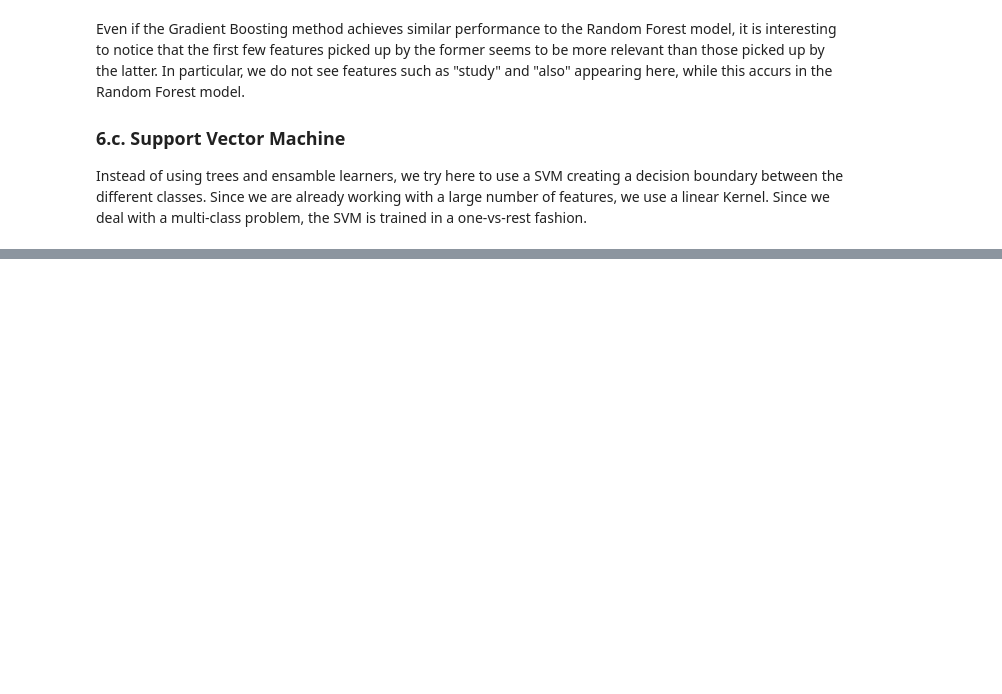
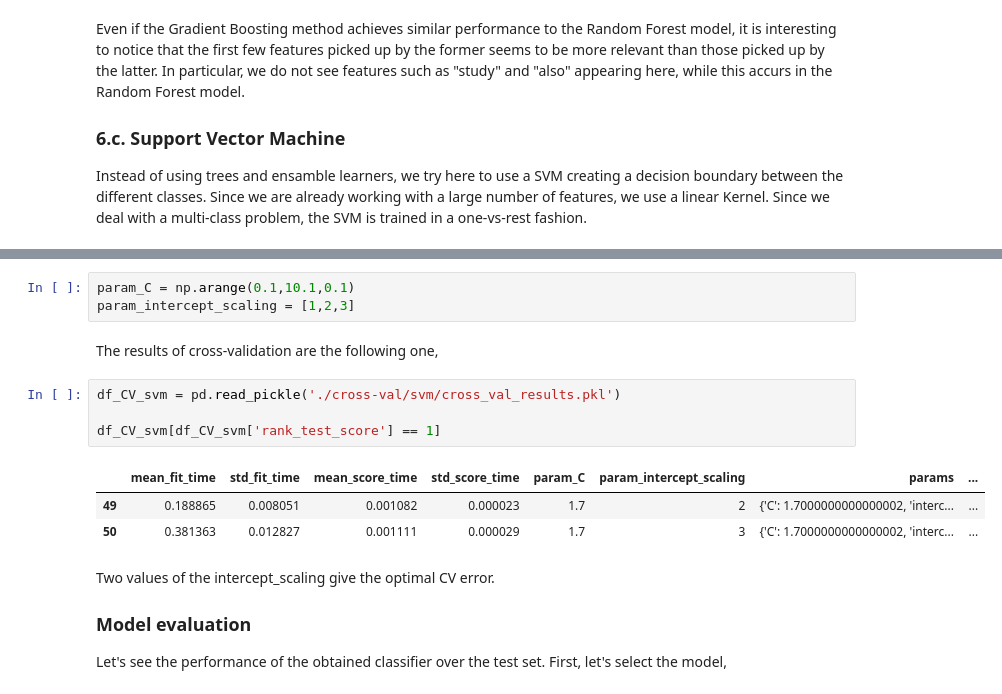
Before and after one commit to carlosparaciari/abstract-classification-supervised, a Jupyter notebook: paper_classification.ipynb, the cells around one changed output, grey strips where cells are left out. Cells and saved outputs as stored; diff of their text form; blank space fills up the shorter version.

```diff
--- a/paper_classification.ipynb
+++ b/paper_classification.ipynb
@@ -993,0 +1016,19 @@ Instead of using trees and ensamble learners, we try here to use a SVM creating
+# %%
+param_C = np.arange(0.1,10.1,0.1)
+param_intercept_scaling = [1,2,3]
+# %% [markdown]
+The results of cross-validation are the following one,
+# %%
+df_CV_svm = pd.read_pickle('./cross-val/svm/cross_val_results.pkl')
+
+df_CV_svm[df_CV_svm['rank_test_score'] == 1]
+# %% [output]
+|  | mean_fit_time | std_fit_time | mean_score_time | std_score_time | param_C | param_intercept_scaling | params | ... |
+| 49 | 0.188865 | 0.008051 | 0.001082 | 0.000023 | 1.7 | 2 | {'C': 1.7000000000000002, 'interc... | ... |
+| 50 | 0.381363 | 0.012827 | 0.001111 | 0.000029 | 1.7 | 3 | {'C': 1.7000000000000002, 'interc... | ... |
+# %% [markdown]
+Two values of the intercept_scaling give the optimal CV error.
+
+### Model evaluation
+
+Let's see the performance of the obtained classifier over the test set. First, let's select the model,
```
Also changed, not shown: parts of 13 cells of this notebook.
